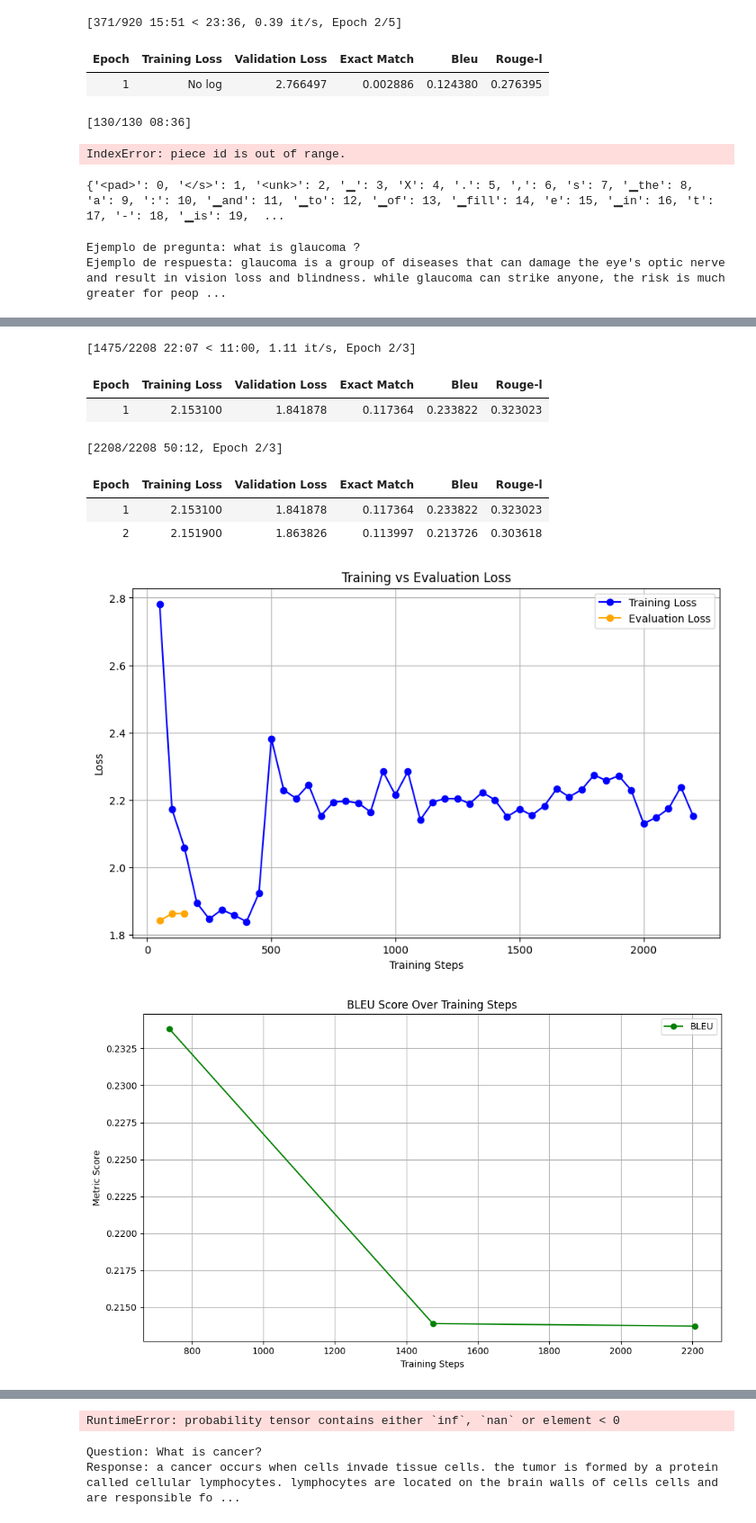
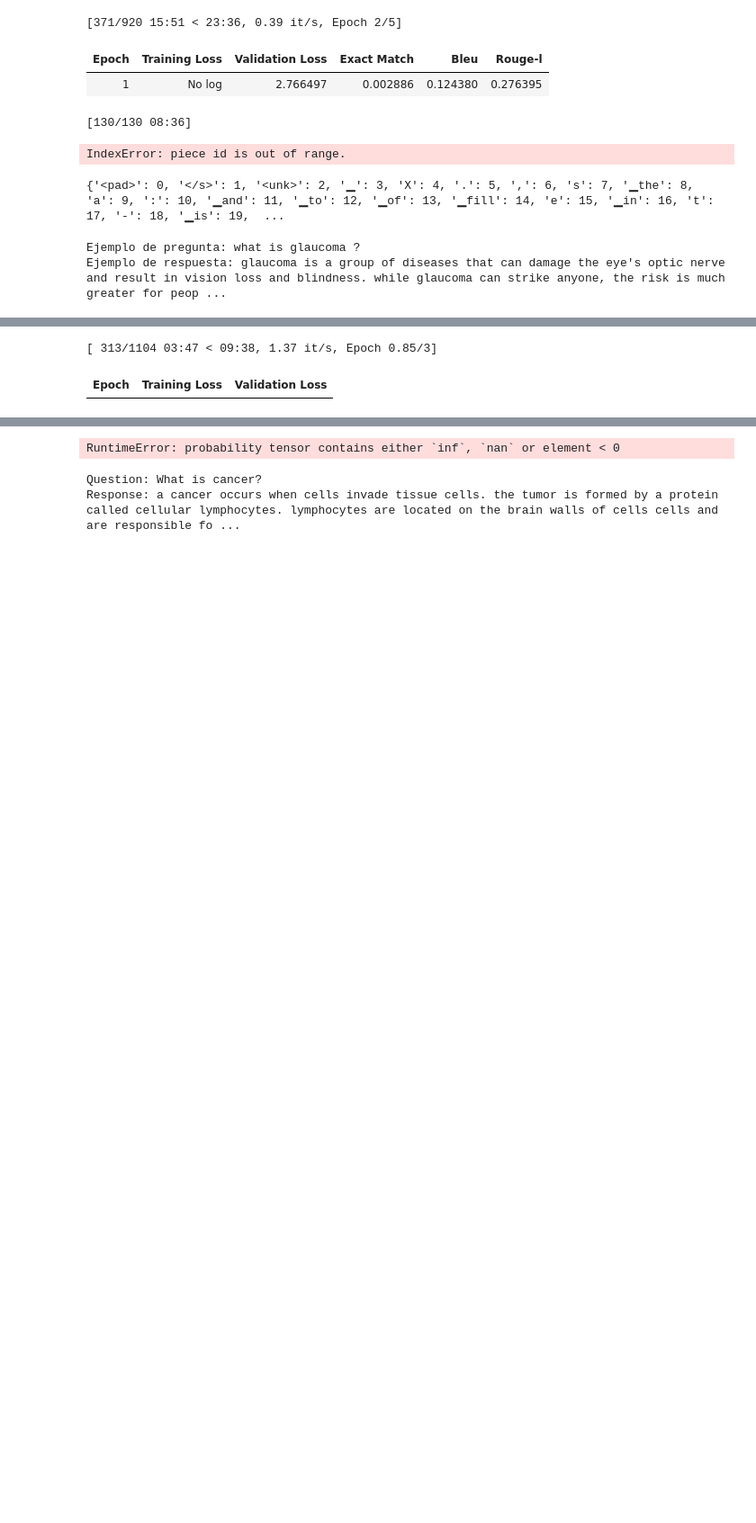
Before and after one commit to IvanSalinas2000/Preprocesamiento-y-clasificacion-de-datos, a Jupyter notebook: Proyecto/ProyectoChatBot Borrador.ipynb, the cells around one changed output, grey strips where cells are left out. Shown at 90% size. Cells and saved outputs as stored; diff of their text form; code cells hidden in the pictures; blank space fills up the shorter version.

```diff
--- a/Proyecto/ProyectoChatBot Borrador.ipynb
+++ b/Proyecto/ProyectoChatBot Borrador.ipynb
@@ -984,9 +990,5 @@ Ejemplo de respuesta: glaucoma is a group of diseases that can damage the eye's
 # %%
-!pip install rouge-score sacrebleu evaluate torchsummary
-!pip install --upgrade transformers sentencepiece
-!pip uninstall -y protobuf
-!pip install protobuf==3.20.*
-!pip install --upgrade transformers datasets
+
 
 
 # Import necessary libraries
@@ -1032,6 +1034,7 @@ print(df.head())
 # Check for null values in the dataset
 print("Null Value Data:")
 print(df.isnull().sum())
+
 
 # Define a list of common question words to filter relevant questions
 question_words = ['what', 'who', 'why', 'when', 'where', 'how', 'is', 'are', 'does', 'do', 'can', 'will', 'shall']
@@ -1113,7 +1116,7 @@ config.feed_forward_proj = "gelu"  # Use GELU activation for the feed-forward la
 model = T5ForConditionalGeneration.from_pretrained(model_name, config=config)
 
 # Load the tokenizer for the T5 model
-tokenizer = T5Tokenizer.from_pretrained(model_name)
+tokenizer = T5Tokenizer.from_pretrained(model_name,legacy=False)
 
 # Explicitly resize the token embeddings to match the tokenizer's vocabulary size
 model.resize_token_embeddings(len(tokenizer))
@@ -1142,35 +1145,29 @@ def summarize_model_by_type(model):
 
 summarize_model_by_type(model)
 
-# Define a preprocessing function for the seq2seq task
 def preprocess_function(batch):
-    """
-    Preprocesses the dataset by tokenizing the inputs and targets.
-    """
-    # Format the inputs and targets
     inputs = [f"answer the following question: {q}" for q in batch['question']]
     targets = [f"{a}" for a in batch['answer']]
 
-    # Tokenize the inputs
     model_inputs = tokenizer(
         inputs,
-        max_length=128,  # Truncate or pad to a maximum length of 128
+        max_length=128,
         truncation=True,
         padding="max_length",
         return_tensors="pt",
     )
 
-    # Tokenize the targets
-    with tokenizer.as_target_tokenizer():
-        labels = tokenizer(
-            targets,
-            max_length=64,  # Truncate or pad to a maximum length of 64
-            truncation=True,
-            padding="max_length",
-            return_tensors="pt",
-        )
+    labels = tokenizer(
+        targets,
+        max_length=64,
+        truncation=True,
+        padding="max_length",
+        return_tensors="pt",
+    )
 
-    # Replace padding token IDs with -100 for the loss function to ignore them
+    # Ensure no token IDs exceed the vocab size
+    assert labels["input_ids"].max().item() < tokenizer.vocab_size, "Token ID exceeds vocab size!"
+
     labels["input_ids"][labels["input_ids"] == tokenizer.pad_token_id] = -100
     model_inputs["labels"] = labels["input_ids"]
     return model_inputs
@@ -1203,7 +1200,7 @@ training_args = Seq2SeqTrainingArguments(
     output_dir="./results",
     evaluation_strategy="epoch",
     save_total_limit=2,
-    learning_rate=3e-4,  # Reducimos la tasa de aprendizaje
+    learning_rate=5e-5,  # Reducimos la tasa de aprendizaje
     num_train_epochs=3,
     per_device_train_batch_size=8,
     per_device_eval_batch_size=8,
@@ -1211,16 +1208,16 @@ training_args = Seq2SeqTrainingArguments(
     warmup_ratio=0.1,
     weight_decay=0.05,
     predict_with_generate=True,
-    fp16=False,  # Desactivamos fp16 para ver si evita el problema
+    fp16=True,  # Desactivamos fp16 para ver si evita el problema
     logging_dir="./logs",
     logging_steps=50,
     metric_for_best_model="exact_match",
     greater_is_better=True,
     report_to="none",
-    gradient_accumulation_steps=2,
+    gradient_accumulation_steps=4,
     max_grad_norm=1.0,  # Ajustamos la normalización del gradiente
-    optim="adamw_torch_fused",
-    generation_max_length=64,
+    optim="adamw_torch",
+    generation_max_length=128,
     generation_num_beams=6,
     dataloader_num_workers=4,
     group_by_length=True,
@@ -1245,7 +1242,7 @@ def compute_metrics(eval_pred, tokenizer):
 
     # Decode predictions and labels
     decoded_preds = tokenizer.batch_decode(predictions, skip_special_tokens=True)
-    labels = np.where(labels != -100, labels, tokenizer.pad_token_id)
+    labels = np.where(labels != -100, labels, tokenizer.pad_token_id).tolist()
     decoded_labels = tokenizer.batch_decode(labels, skip_special_tokens=True)
 
     # Normalize text for comparison
@@ -1454,13 +1451,6 @@ Requirement already satisfied: colorama in /usr/local/lib/python3.11/dist-packag
 T5LayerFF                     24        113,264,640
 T5DenseActDense               24        113,246,208
 ReLU                          24        0
 T5LayerCrossAttention         12        28,320,768
-[1475/2208 22:07 < 11:00, 1.11 it/s, Epoch 2/3]
+[ 313/1104 03:47 < 09:38, 1.37 it/s, Epoch 0.85/3]
-| Epoch | Training Loss | Validation Loss | Exact Match | Bleu | Rouge-l |
-| 1 | 2.153100 | 1.841878 | 0.117364 | 0.233822 | 0.323023 |
+| Epoch | Training Loss | Validation Loss |
-[2208/2208 50:12, Epoch 2/3]
-| Epoch | Training Loss | Validation Loss | Exact Match | Bleu | Rouge-l |
-| 1 | 2.153100 | 1.841878 | 0.117364 | 0.233822 | 0.323023 |
-| 2 | 2.151900 | 1.863826 | 0.113997 | 0.213726 | 0.303618 |
-[figure, removed]
-[figure, removed]
```
Also changed, not shown: parts of 4 cells of this notebook.
